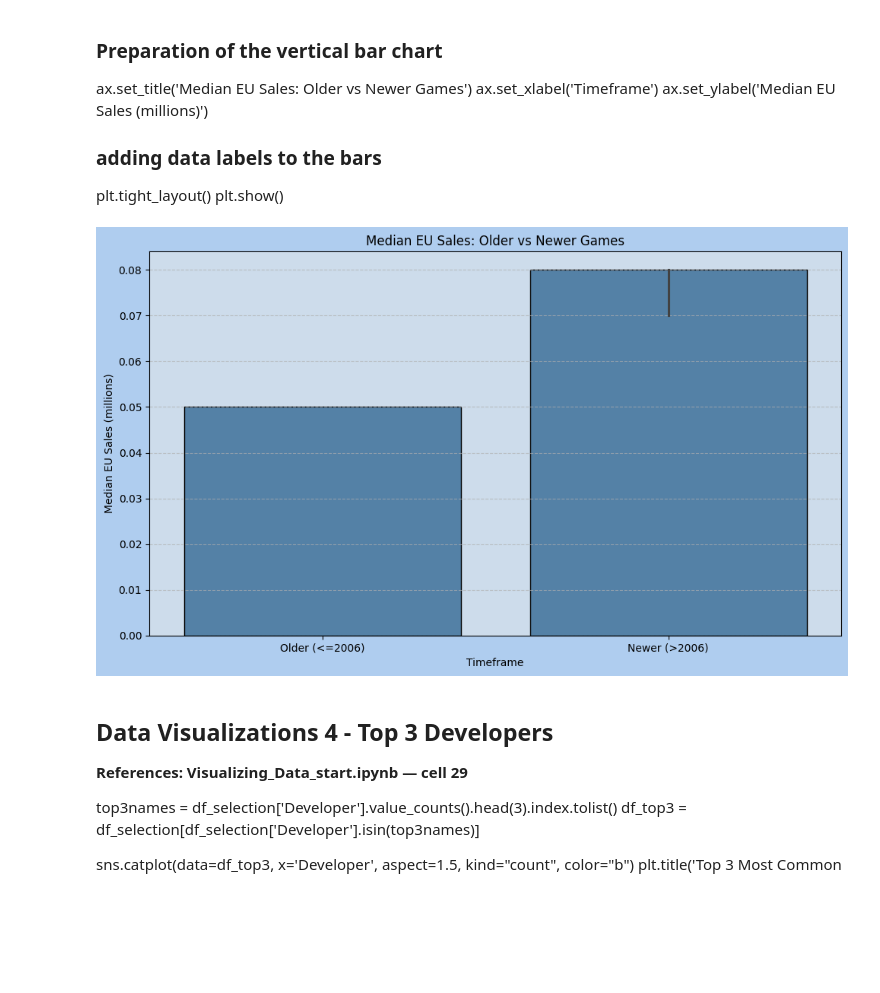
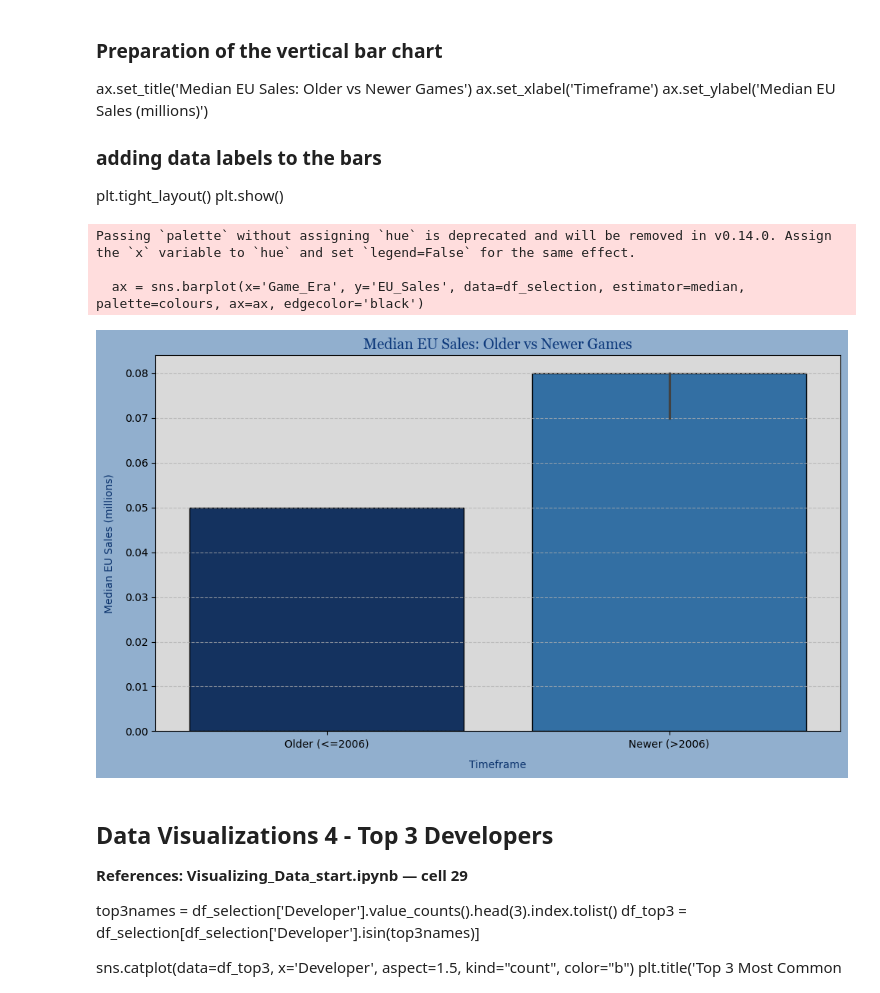
Before and after one commit to Akakiusz/Visualisation-Techniques-for-AI-, a Jupyter notebook: NOTEBOOK/analysis TEST.ipynb, the cells around one changed output. Cells and saved outputs as stored; diff of their text form; code cells hidden in the pictures; blank space fills up the shorter version.

```diff
--- a/NOTEBOOK/analysis TEST.ipynb
+++ b/NOTEBOOK/analysis TEST.ipynb
@@ -347,39 +348,44 @@ ax.set_ylabel('Median EU Sales (millions)')
 plt.tight_layout()
 plt.show()
 # %%
-# APPENDIX: add column to split games into two groups
+# APPENDIX: add column to split games into two groups (np.where is a convenient way to create a new column based on a condition, in this case the year of release)
 df_selection['Game_Era'] = np.where(
     df_selection['Year_of_Release'] <= 2006,
     'Older (<=2006)',
     'Newer (>2006)'
 )
 
 # Create figure and axes with a bigger size so the chart is easy to read
 fig, ax = plt.subplots(figsize=(10, 6), dpi=100)
 
+colours = ['#08306b', '#2171b5']  # darker blue for older games, lighter blue for newer games
+
 # barplot with median estimator to compare older vs newer games, source: Visualizing_Data_start.ipynb — cell 30
-ax = sns.barplot(x='Game_Era', y='EU_Sales', data=df_selection, estimator=median, color='steelblue', edgecolor='black')
+ax = sns.barplot(x='Game_Era', y='EU_Sales', data=df_selection, estimator=median, palette=colours, ax=ax, edgecolor='black')
 
 # add title and labels to make the chart self-explanatory
-ax.set_title('Median EU Sales: Older vs Newer Games')
-ax.set_xlabel('Timeframe')
-ax.set_ylabel('Median EU Sales (millions)')
+ax.set_title('Median EU Sales: Older vs Newer Games', color="#0d397b", fontsize=14, fontfamily='Georgia')
+ax.set_xlabel('Timeframe', fontsize=10, labelpad=10, color='#08306b')
+ax.set_ylabel('Median EU Sales (millions)', fontsize=10, labelpad=10, color='#08306b')
 
 # adding grid for better readability
 ax.grid(axis='y', linestyle='--', alpha=0.7, zorder=0)
 
 # background color
-fig.patch.set_facecolor("#AFCDEFFF")
-ax.set_facecolor("#cddceb")
+fig.patch.set_facecolor('#91afce')
+ax.set_facecolor('#d9d9d9')
 
 # save the plot with high resolution for better quality
 plt.savefig('eu_sales_era.png', dpi=300, bbox_inches='tight')
 
 # fit everything nicely and display the plot
 plt.tight_layout()
 plt.show()
 # %% [output]
+Passing `palette` without assigning `hue` is deprecated and will be removed in v0.14.0. Assign the `x` variable to `hue` and set `legend=False` for the same effect.
+
+  ax = sns.barplot(x='Game_Era', y='EU_Sales', data=df_selection, estimator=median, palette=colours, ax=ax, edgecolor='black')
-[figure, old version]
+[figure, new version]
 # %% [markdown]
 ## Data Visualizations 4 - Top 3 Developers
 
```
Also changed, not shown: parts of 3 cells of this notebook, 3 other files.
